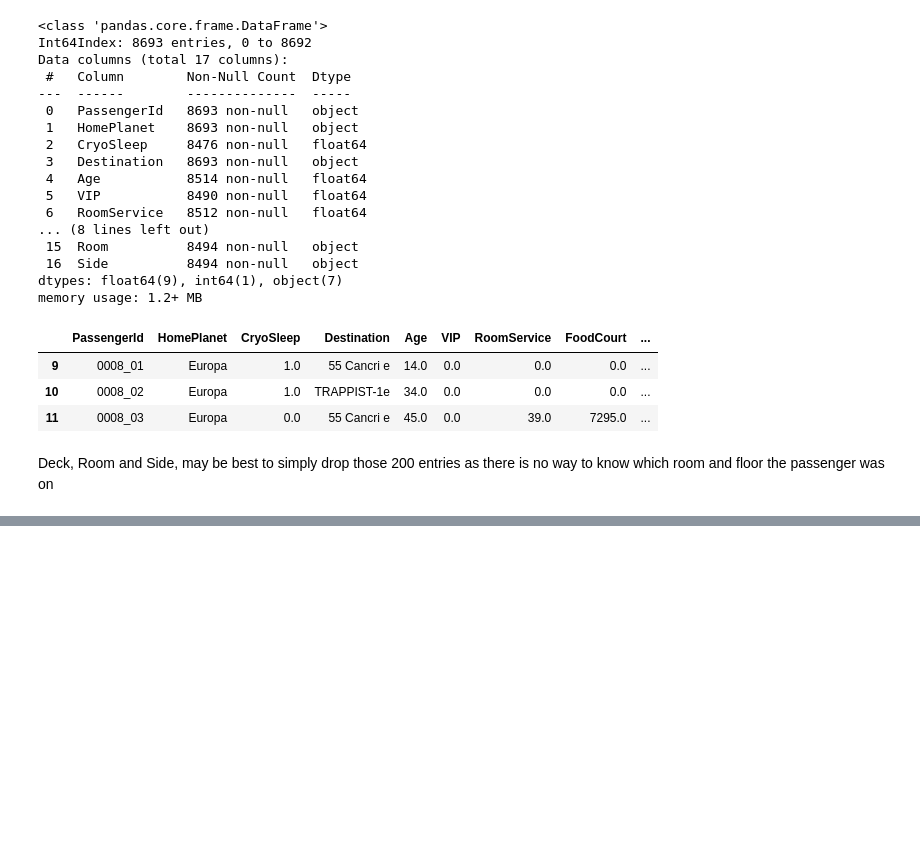
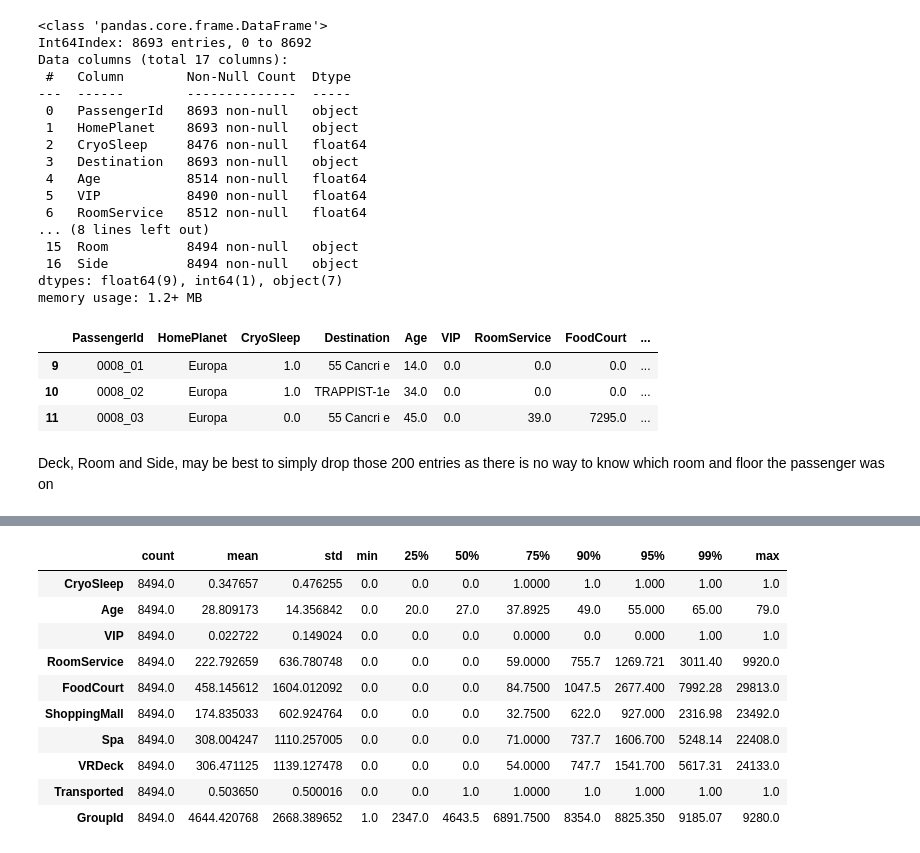
Before and after one commit to mickyals/Space_Titanic, a Jupyter notebook: Spaceship_Titanic_SpaceTimeAnomaly.ipynb, the cells around one changed output, grey strips where cells are left out. Saved outputs shown, nothing was run; the diff lists cells and outputs as text; code cells hidden in the pictures; blank space fills up the shorter version.

```diff
--- a/Spaceship_Titanic_SpaceTimeAnomaly.ipynb
+++ b/Spaceship_Titanic_SpaceTimeAnomaly.ipynb
@@ -460,0 +539,14 @@ Deck, Room and Side, may be best to simply drop those 200 entries as there is no
+# %%
+train_copy.describe(percentiles=[0.25,0.5,0.75,0.9,0.95,0.99]).T
+# %% [output]
+|  | count | mean | std | min | 25% | 50% | 75% | 90% | 95% | 99% | max |
+| CryoSleep | 8494.0 | 0.347657 | 0.476255 | 0.0 | 0.0 | 0.0 | 1.0000 | 1.0 | 1.000 | 1.00 | 1.0 |
+| Age | 8494.0 | 28.809173 | 14.356842 | 0.0 | 20.0 | 27.0 | 37.8925 | 49.0 | 55.000 | 65.00 | 79.0 |
+| VIP | 8494.0 | 0.022722 | 0.149024 | 0.0 | 0.0 | 0.0 | 0.0000 | 0.0 | 0.000 | 1.00 | 1.0 |
+| RoomService | 8494.0 | 222.792659 | 636.780748 | 0.0 | 0.0 | 0.0 | 59.0000 | 755.7 | 1269.721 | 3011.40 | 9920.0 |
+| FoodCourt | 8494.0 | 458.145612 | 1604.012092 | 0.0 | 0.0 | 0.0 | 84.7500 | 1047.5 | 2677.400 | 7992.28 | 29813.0 |
+| ShoppingMall | 8494.0 | 174.835033 | 602.924764 | 0.0 | 0.0 | 0.0 | 32.7500 | 622.0 | 927.000 | 2316.98 | 23492.0 |
+| Spa | 8494.0 | 308.004247 | 1110.257005 | 0.0 | 0.0 | 0.0 | 71.0000 | 737.7 | 1606.700 | 5248.14 | 22408.0 |
+| VRDeck | 8494.0 | 306.471125 | 1139.127478 | 0.0 | 0.0 | 0.0 | 54.0000 | 747.7 | 1541.700 | 5617.31 | 24133.0 |
+| Transported | 8494.0 | 0.503650 | 0.500016 | 0.0 | 0.0 | 1.0 | 1.0000 | 1.0 | 1.000 | 1.00 | 1.0 |
+| GroupId | 8494.0 | 4644.420768 | 2668.389652 | 1.0 | 2347.0 | 4643.5 | 6891.7500 | 8354.0 | 8825.350 | 9185.07 | 9280.0 |
```
Also changed, not shown: parts of 10 cells of this notebook.
